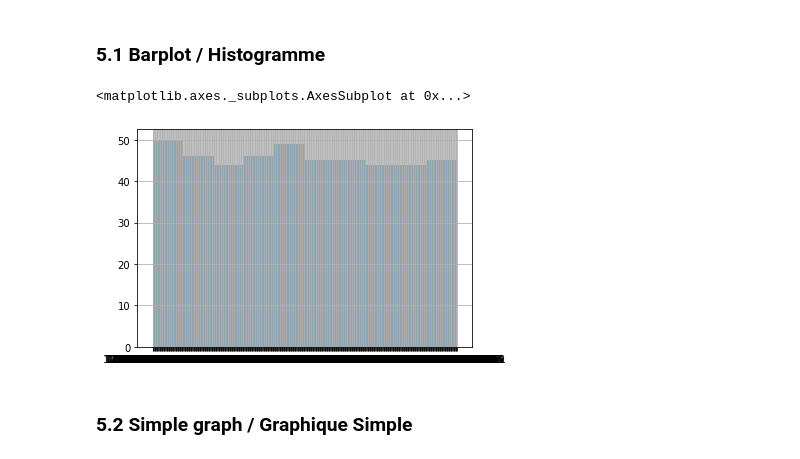
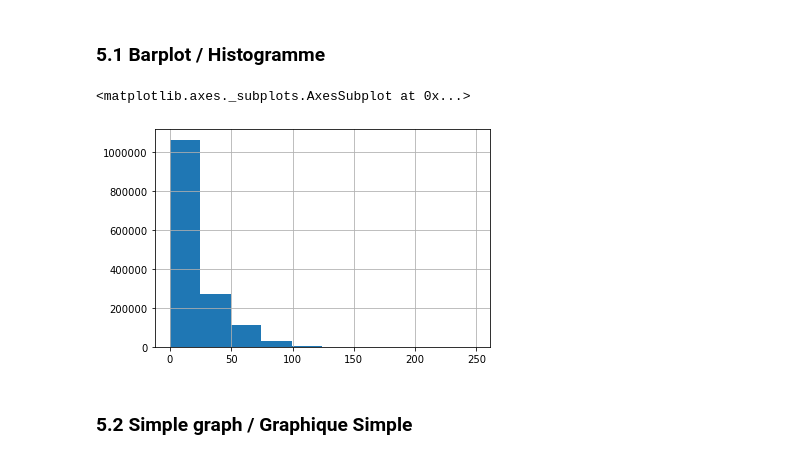
Before and after one commit to dorian-bermond/Hackaton-Nairobi, a Jupyter notebook: CleanData.ipynb, the cells around one changed output. Saved outputs shown, nothing was run; the diff lists cells and outputs as text; code cells hidden in the pictures.

```diff
--- a/CleanData.ipynb
+++ b/CleanData.ipynb
@@ -15,7 +16,7 @@ shanghaiMaxLongitude = 121.804611 ;
 shanghaiMinLatitude = 30.975 ;
 shanghaiMaxLatitude = 31.514999 ;
 # %%
-path = "pickles/TARGET-communities-extract-wellbeing.pkl" # Path of the pickle file / Chemin du fichier pickle
+path = "pickles/utseus-shanghai-taxi-speed-position.pk" # Path of the pickle file / Chemin du fichier pickle
 df = pd.read_pickle(path) # Get the data / recupere les donnees
 if (type(df) == list) :
     df = pd.DataFrame(data = df, columns = df[0])
@@ -79,7 +80,7 @@ else :
 # %%
 # Variables / Variables
 initialSize = len(df)
-column = "noise" # Column name / Nom de la colonne
+column = "latitude" # Column name / Nom de la colonne
     # Delete every row where value is a void string / Enleve toutes les lignes ou la valeur est une chaine de caracteres vide
 tempDf = df[df[column] != ""]
 droppedSize = initialSize - len(tempDf)
@@ -159,7 +164,7 @@ maxValue = 0 # Higher border / Borne superieure
 initialSize = len(df)
 # Funtions / Fonctions
     # Delete every row that contains NaN (Not a Number) / Enleve toutes les lignes contenant NaN (Not a Number)
-tempDf = df[(df[column] < minValue) & (df[column] > maxValue)]
+tempDf = df[(df[column] < minValue) | (df[column] > maxValue)]
 droppedSize = initialSize - len(tempDf)
 droppedSizePercentage = 100 * droppedSize / initialSize
 if (droppedSizePercentage < criticalDropSizePercentage) :
@@ -179,13 +184,13 @@ tempDf = 0
 ### 3.5 Not between ... and ... / A l'exterieur de ... et ...
 # %%
 # Variables / Variables
-column = "avg_rating" # Column name / Nom de la colonne
-minValue = 0 # Lower border / Borne inferieure
-maxValue = 0 # Higher border / Borne superieure
+column = "lat" # Column name / Nom de la colonne
+minValue = shanghaiMinLatitude # Lower border / Borne inferieure
+maxValue = shanghaiMaxLatitude # Higher border / Borne superieure
 initialSize = len(df)
 # Funtions / Fonctions
     # Delete every row that contains NaN (Not a Number) / Enleve toutes les lignes contenant NaN (Not a Number)
-tempDf = df[(df[column] >= minValue) | (df[column] =< maxValue)]
+tempDf = df[(df[column].astype(float) >= minValue) & (df[column].astype(float) <= maxValue)]
 droppedSize = initialSize - len(tempDf)
 droppedSizePercentage = 100 * droppedSize / initialSize
 if (droppedSizePercentage < criticalDropSizePercentage) :
@@ -348,12 +355,12 @@ Amount of values / Nombre de valeurs = 6624324 / 6651720 (~ 99%)
 ### 5.1 Barplot / Histogramme
 # %%
 # Variables / Variables
-column = "longitude" # Column name / Nom de la colonne
+column = "speed" # Column name / Nom de la colonne
 # Functions / Fonctions
 df[column].hist()
 # %% [output]
 <matplotlib.axes._subplots.AxesSubplot at 0x...>
-[figure, old version]
+[figure, new version]
 # %% [markdown]
 ### 5.2 Simple graph / Graphique Simple
 # %%
```
Also changed, not shown: parts of 35 cells of this notebook, 3 other files.
